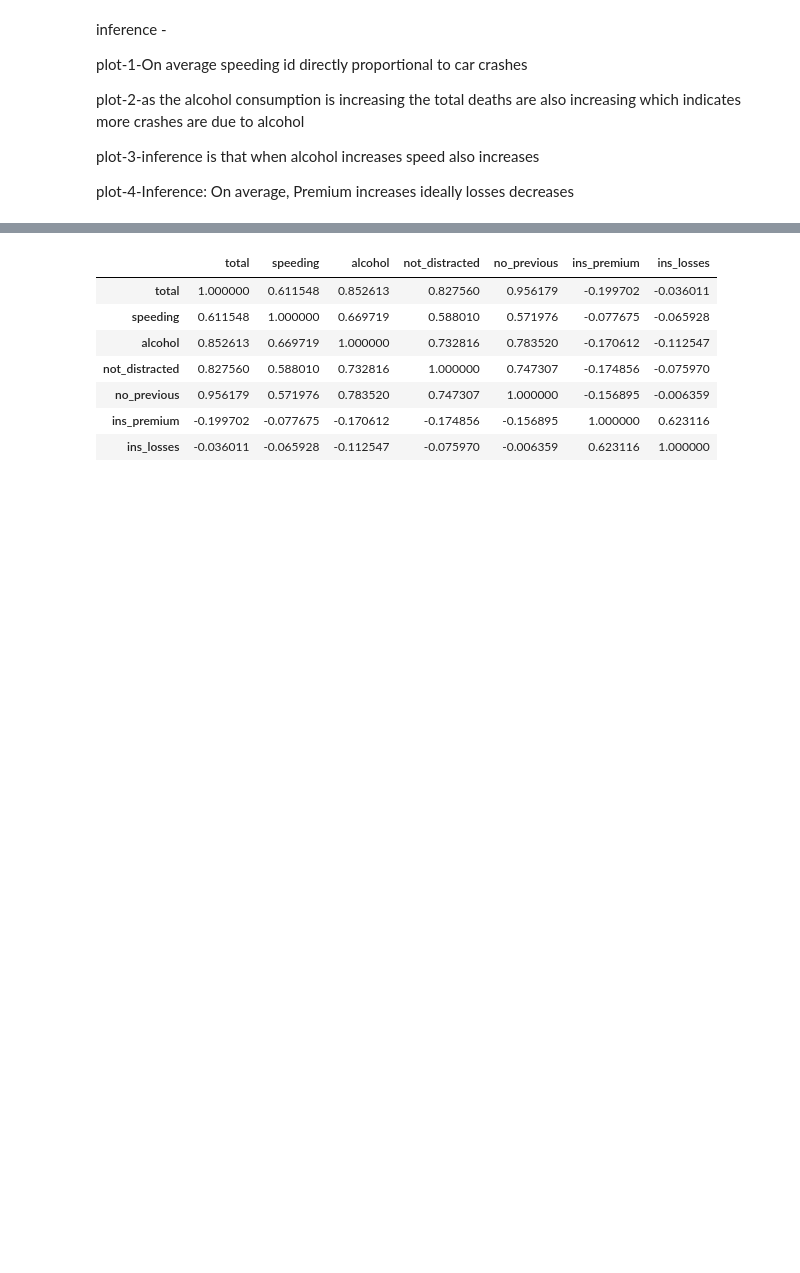
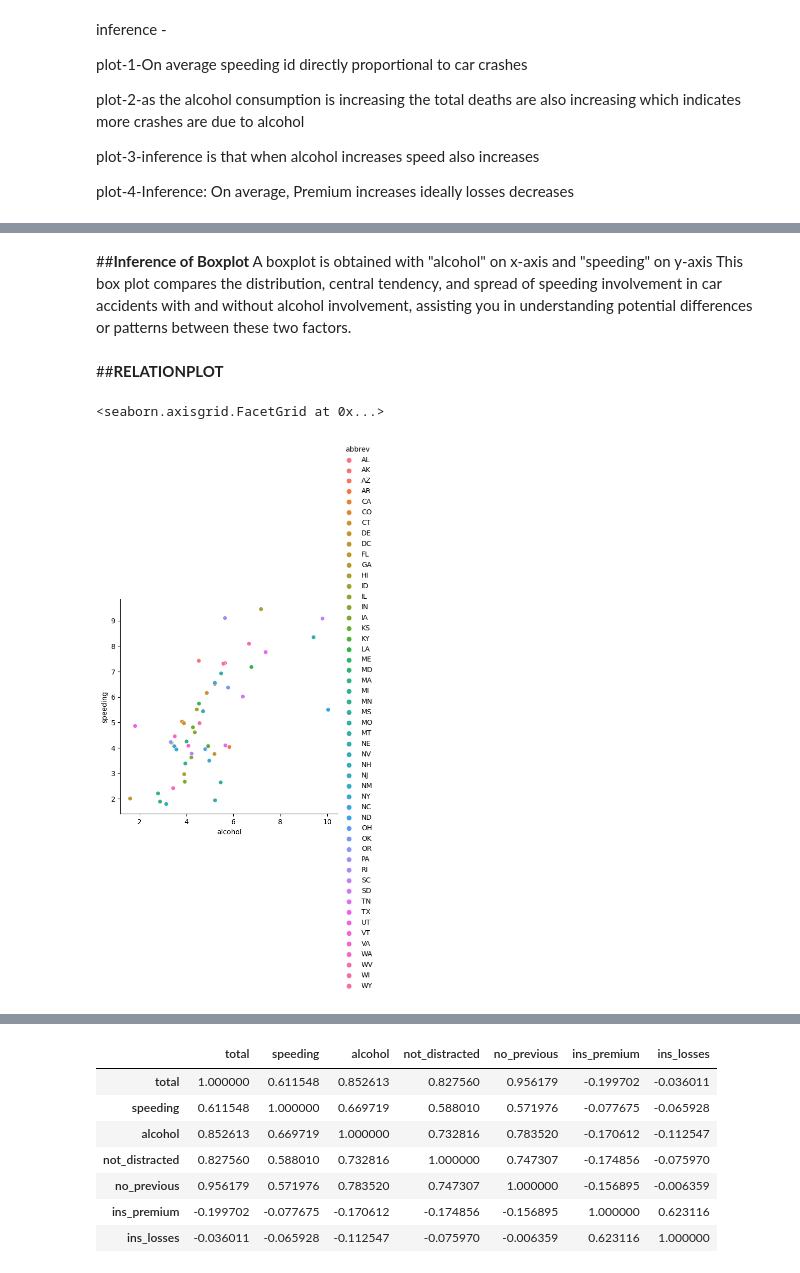
Before and after one commit to smartinternz02/SI-GuidedProject-580767-1694625136, a Jupyter notebook: sb_assignment2.ipynb, the cells around one changed output, grey strips where cells are left out. Saved outputs shown, nothing was run; the diff lists cells and outputs as text; code cells hidden in the pictures; blank space fills up the shorter version.

```diff
--- a/sb_assignment2.ipynb
+++ b/sb_assignment2.ipynb
@@ -165,0 +171,12 @@ plot-4-Inference: On average, Premium increases ideally losses decreases
+# %% [markdown]
+##**Inference of Boxplot**
+A boxplot is obtained with "alcohol" on x-axis and "speeding" on y-axis
+This box plot compares the distribution, central tendency, and spread of speeding involvement in car accidents with and without alcohol involvement, assisting you in understanding potential differences or patterns between these two factors.
+# %% [markdown]
+##**RELATIONPLOT**
+# %%
+#using categorical attribute as hue
+sns.relplot(x="alcohol",y="speeding",data=df,hue="abbrev")
+# %% [output]
+<seaborn.axisgrid.FacetGrid at 0x...>
+[figure, added]
```
Also changed, not shown: parts of 10 cells of this notebook.
